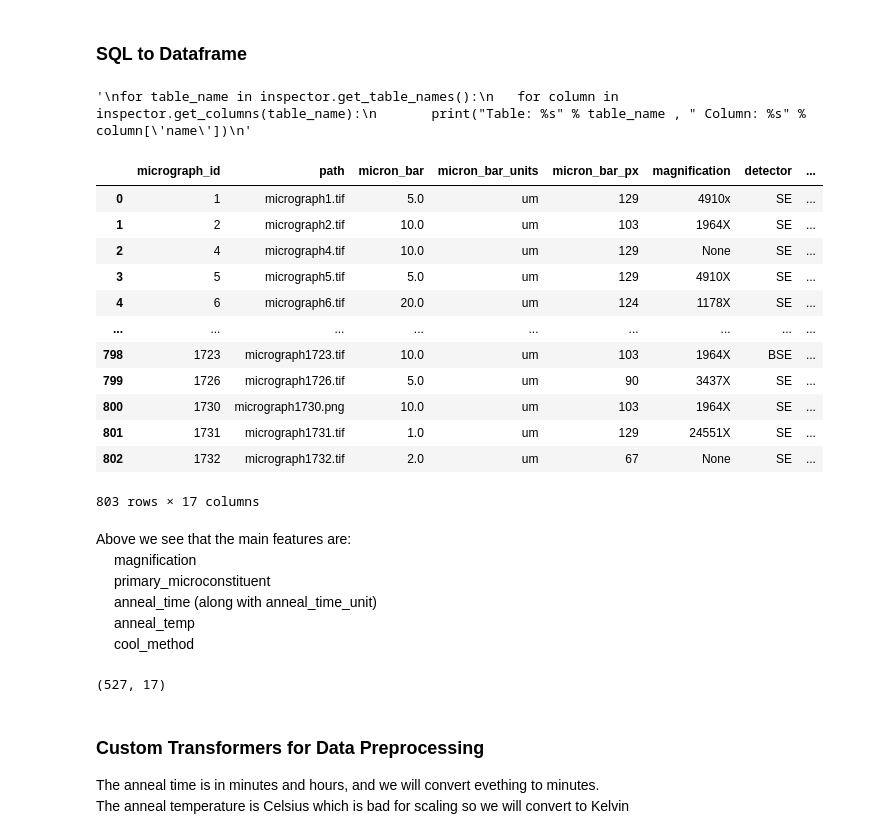
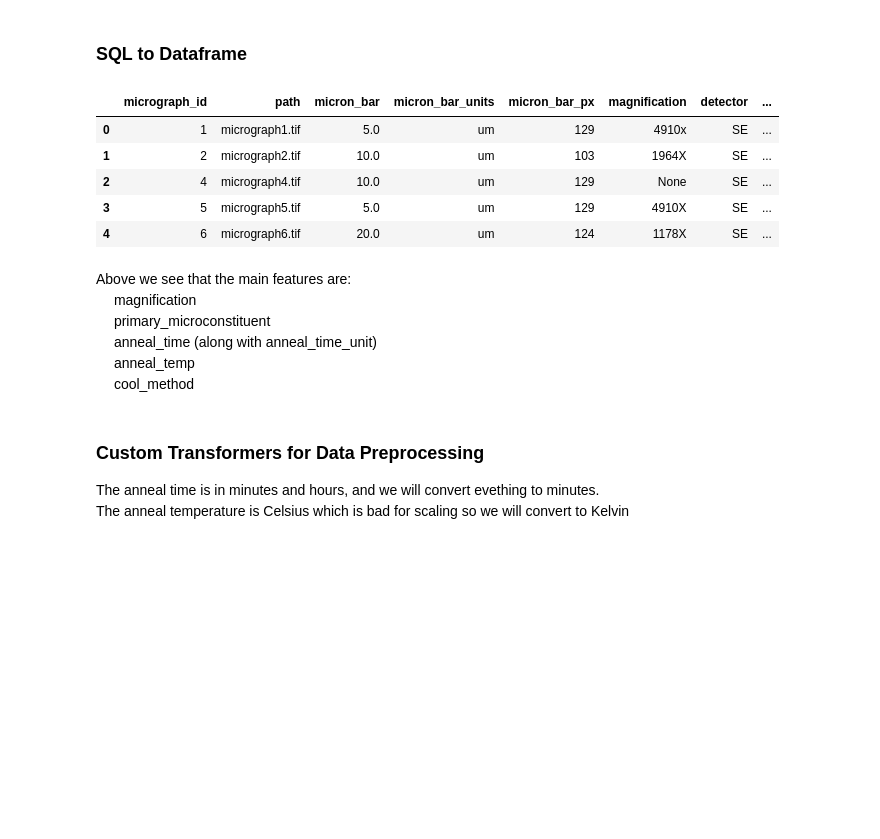
Before and after one commit to RobertGWolf/TDI-CapstoneProject, a Jupyter notebook: TDI-CapstoneProject.ipynb, the cells around one changed output. Cells and saved outputs as stored; diff of their text form; code cells hidden in the pictures; blank space fills up the shorter version.

```diff
--- a/TDI-CapstoneProject.ipynb
+++ b/TDI-CapstoneProject.ipynb
@@ -29,13 +29,10 @@ conn = engine.connect()
 # %%
 inspector = inspect(engine)
 # %%
-'''
+
 for table_name in inspector.get_table_names():
    for column in inspector.get_columns(table_name):
        print("Table: %s" % table_name , " Column: %s" % column['name'])
-'''
-# %% [output]
-'\nfor table_name in inspector.get_table_names():\n   for column in inspector.get_columns(table_name):\n       print("Table: %s" % table_name , " Column: %s" % column[\'name\'])\n'
 # %%
 #### JOINS the micrograph table to the sample data table
 
@@ -52,21 +49,14 @@ FROM micrograph JOIN sample ON sample_id = sample_key
 micrographs_df =pd.read_sql_query(micrographs, conn)
 # %%
 
-micrographs_df
+micrographs_df.head()
 # %% [output]
 |  | micrograph_id | path | micron_bar | micron_bar_units | micron_bar_px | magnification | detector | ... |
 | 0 | 1 | micrograph1.tif | 5.0 | um | 129 | 4910x | SE | ... |
 | 1 | 2 | micrograph2.tif | 10.0 | um | 103 | 1964X | SE | ... |
 | 2 | 4 | micrograph4.tif | 10.0 | um | 129 | None | SE | ... |
 | 3 | 5 | micrograph5.tif | 5.0 | um | 129 | 4910X | SE | ... |
 | 4 | 6 | micrograph6.tif | 20.0 | um | 124 | 1178X | SE | ... |
-| ... | ... | ... | ... | ... | ... | ... | ... | ... |
-| 798 | 1723 | micrograph1723.tif | 10.0 | um | 103 | 1964X | BSE | ... |
-| 799 | 1726 | micrograph1726.tif | 5.0 | um | 90 | 3437X | SE | ... |
-| 800 | 1730 | micrograph1730.png | 10.0 | um | 103 | 1964X | SE | ... |
-| 801 | 1731 | micrograph1731.tif | 1.0 | um | 129 | 24551X | SE | ... |
-| 802 | 1732 | micrograph1732.tif | 2.0 | um | 67 | None | SE | ... |
-803 rows × 17 columns
 # %% [markdown]
 Above we see that the main features are:\
 &emsp; magnification\
@@ -74,13 +64,6 @@ Above we see that the main features are:\
 &emsp; anneal_time (along with anneal_time_unit)\
 &emsp; anneal_temp\
 &emsp; cool_method
-# %%
-### dataframe with only annealed samples
-
-micro_anneal_df = micrographs_df.dropna()
-micro_anneal_df.shape
-# %% [output]
-(527, 17)
 # %% [markdown]
 ### Custom Transformers for Data Preprocessing
 
```
Also changed, not shown: parts of 94 cells of this notebook.
